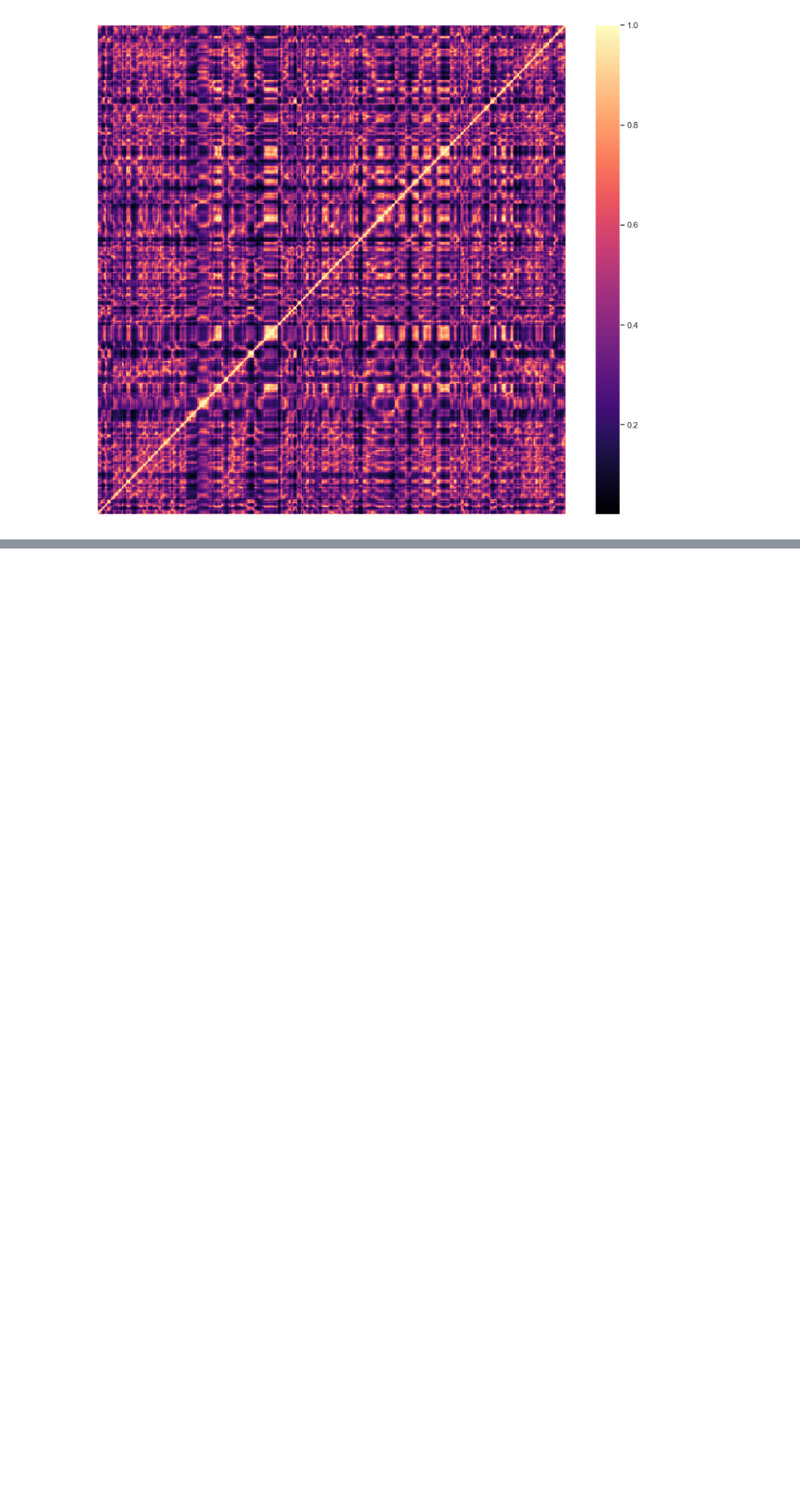
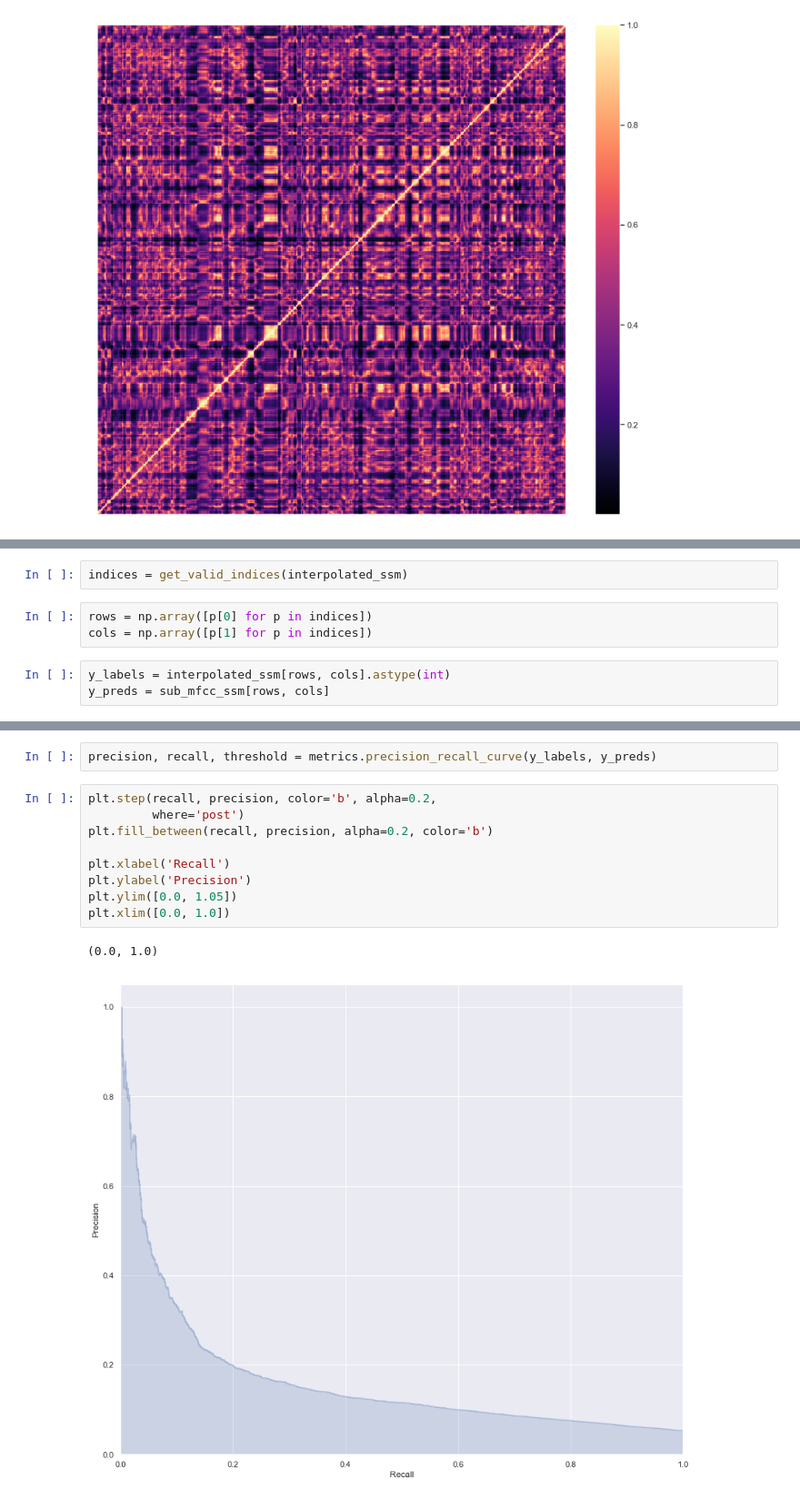
Before and after one commit to mau5Kol/Rhyme-Detection, a Jupyter notebook: src/quantify_test.ipynb, the cells around one changed output, grey strips where cells are left out. Shown at 91% size. Cells and saved outputs as stored; diff of their text form; blank space fills up the shorter version.

```diff
--- a/src/quantify_test.ipynb
+++ b/src/quantify_test.ipynb
@@ -767,0 +758,8 @@ i
+# %%
+indices = get_valid_indices(interpolated_ssm)
+# %%
+rows = np.array([p[0] for p in indices])
+cols = np.array([p[1] for p in indices])
+# %%
+y_labels = interpolated_ssm[rows, cols].astype(int)
+y_preds = sub_mfcc_ssm[rows, cols]
@@ -767,0 +777,14 @@ i
+# %%
+precision, recall, threshold = metrics.precision_recall_curve(y_labels, y_preds)
+# %%
+plt.step(recall, precision, color='b', alpha=0.2,
+         where='post')
+plt.fill_between(recall, precision, alpha=0.2, color='b')
+
+plt.xlabel('Recall')
+plt.ylabel('Precision')
+plt.ylim([0.0, 1.05])
+plt.xlim([0.0, 1.0])
+# %% [output]
+(0.0, 1.0)
+[figure, added]
```
Also changed, not shown: parts of 8 cells of this notebook.
